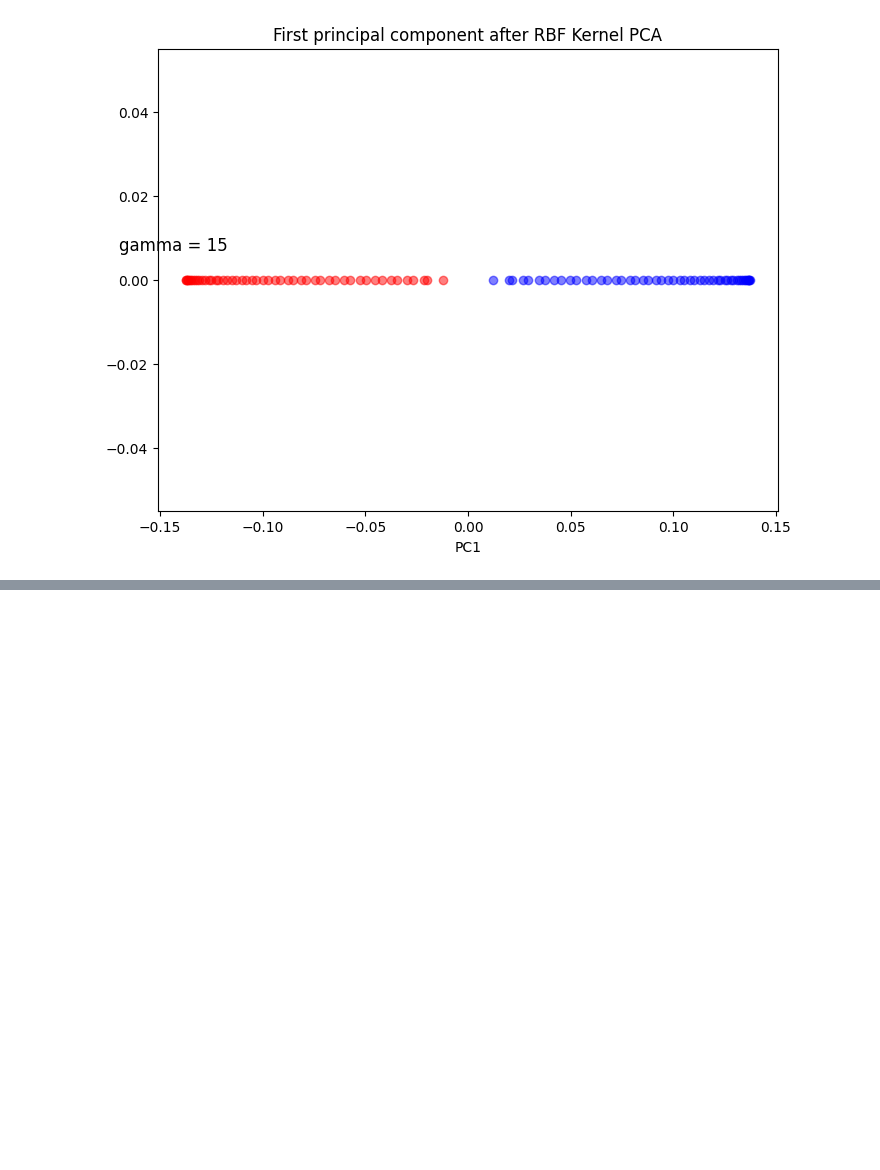
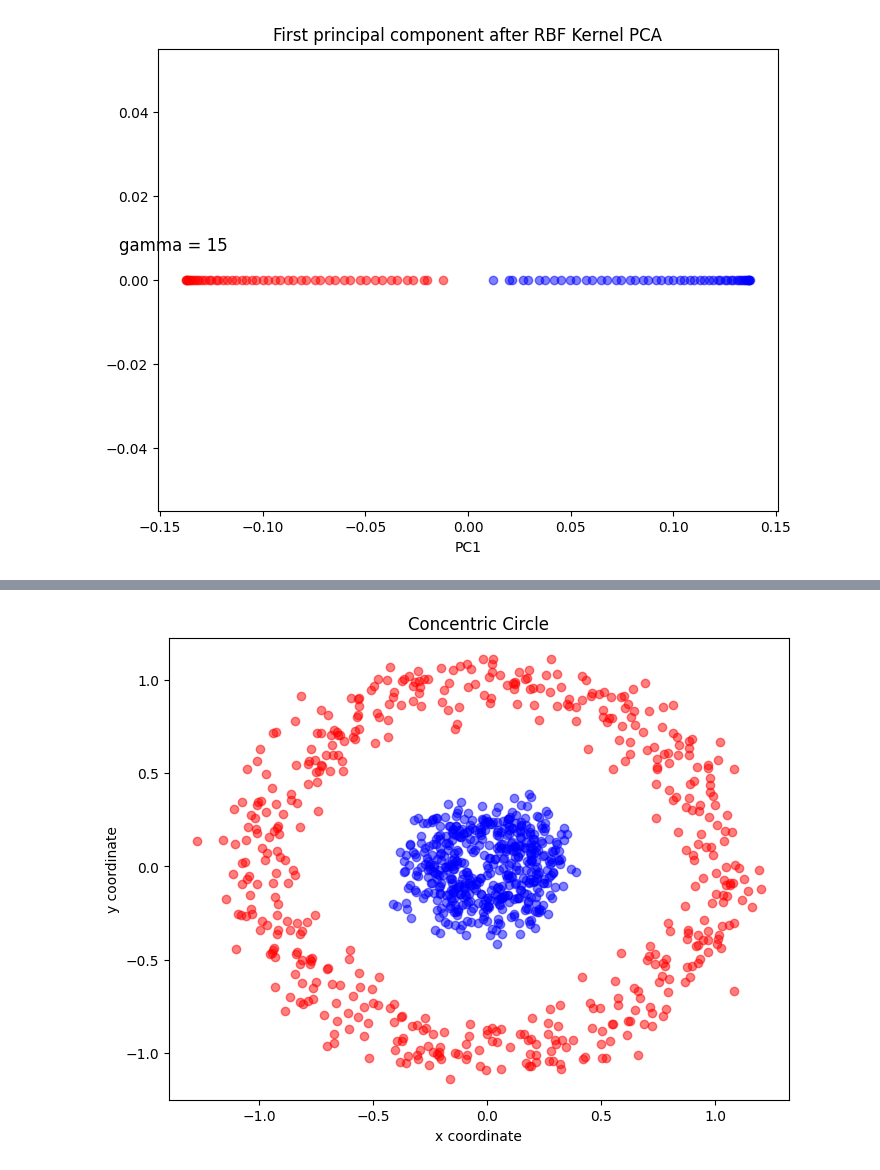
Before and after one commit to MaximillianJacob/PCA_Learning, a Jupyter notebook: py/2_KernelPCA/test3_Sebastian_Raschka.ipynb, the cells around one changed output, grey strips where cells are left out. Cells and saved outputs as stored; diff of their text form; code cells hidden in the pictures; blank space fills up the shorter version.

```diff
--- a/py/2_KernelPCA/test3_Sebastian_Raschka.ipynb
+++ b/py/2_KernelPCA/test3_Sebastian_Raschka.ipynb
@@ -230,0 +251,16 @@ plt.scatter(X_skernpca[y==0, 0], X_skernpca[y==0, 1], c='r', alpha=0.5)
+# %%
+from sklearn.datasets import make_circles
+
+X, y = make_circles(n_samples=1000, random_state=123, noise=0.1, factor=0.2)
+
+plt.figure(figsize=(8,6))
+
+plt.scatter(X[y==0, 0], X[y==0, 1], c='r', alpha=0.5)
+plt.scatter(X[y==1, 0], X[y==1, 1], c='b', alpha=0.5)
+
+plt.title('Concentric Circle')
+plt.xlabel('x coordinate')
+plt.ylabel('y coordinate')
+plt.show()
+# %% [output]
+[figure, added]
```
Also changed, not shown: parts of 9 cells of this notebook.
